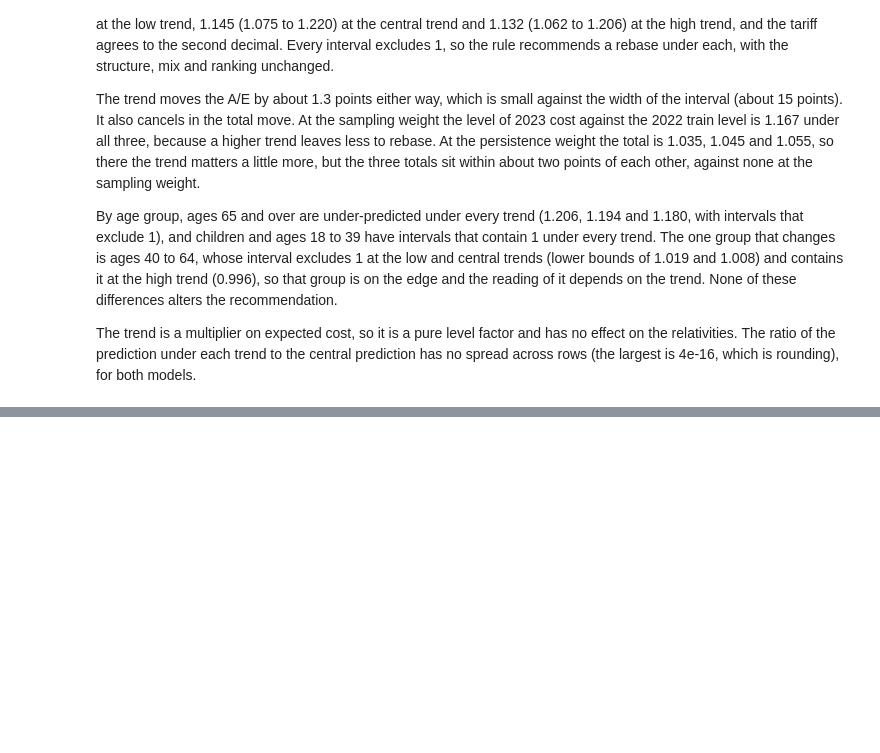
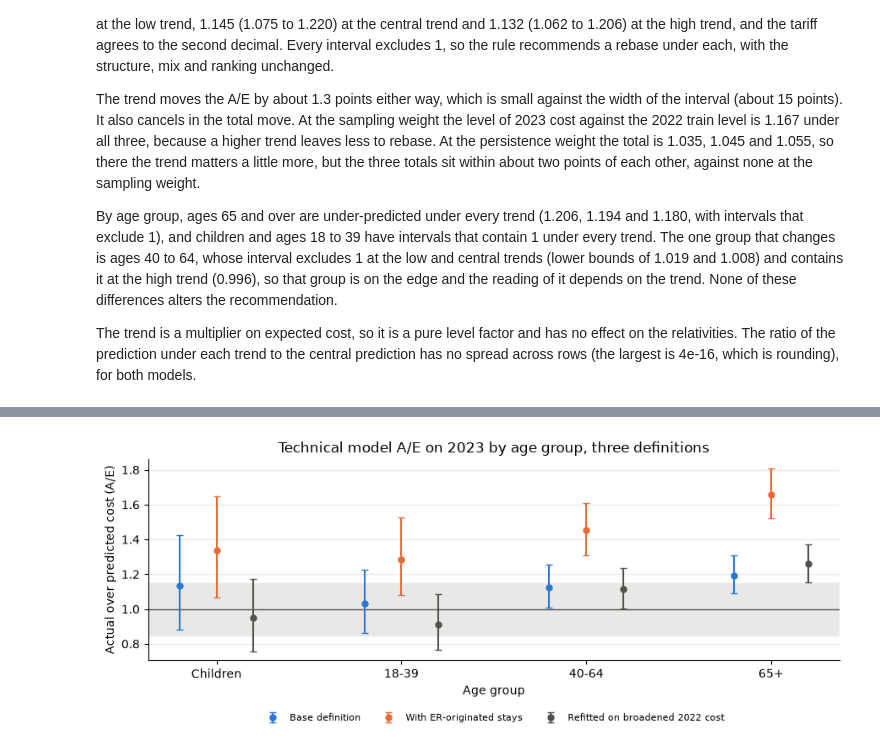
Before and after one commit to asudarmo/health-pricing-meps, a Jupyter notebook: notebooks/04_monitoring.ipynb, the cells around one changed output, grey strips where cells are left out. Cells and saved outputs as stored; diff of their text form; code cells hidden in the pictures; blank space fills up the shorter version.

Commit message:
ER-originated stays sensitivity: broadened cost, refit and comparison (#49)
Co-Authored-By: Claude Sonnet 5.5 <noreply@anthropic.com>

```diff
--- a/notebooks/04_monitoring.ipynb
+++ b/notebooks/04_monitoring.ipynb
@@ -1318,0 +1367,10 @@ models.
+# %%
+er_overall, er_ages, er_scores = erstays.score_against_broadened(sens, forecast_factor)
+refit_overall, refit_ages, refit_scores = erstays.score_refitted(sens, forecast_factor)
+er_overall = pd.concat([er_overall, refit_overall], ignore_index=True)
+er_ages = pd.concat([er_ages, refit_ages], ignore_index=True)
+er_scores = pd.concat([er_scores, refit_scores], ignore_index=True)
+outofsample.save_table(er_overall, "er_stays_ae_overall_2023.csv")
+outofsample.save_table(er_ages, "er_stays_ae_by_age_group_2023.csv")
+outofsample.save_table(er_scores, "er_stays_scores_2023.csv")
+er_overall[["definition", "model", "a_e", "lower_95", "upper_95"]]
@@ -1318,0 +1413,36 @@ models.
+# %%
+fig, ax = plt.subplots(figsize=(9, 3.8))
+ax.axhline(1.0, color="#52514e", linewidth=1)
+ax.axhspan(0.85, 1.15, color="#e8e8e6", zorder=0)
+styles = (
+    ("Base definition", "#2a78d6", -0.2),
+    ("With ER-originated stays", "#eb6834", 0.0),
+    ("Refitted on broadened 2022 cost", "#52514e", 0.2),
+)
+for definition, colour, offset in styles:
+    part = er_ages[
+        (er_ages["model"] == outofsample.TECHNICAL) & (er_ages["definition"] == definition)
+    ].reset_index(drop=True)
+    ax.errorbar(
+        [k + offset for k in range(len(part))],
+        part["a_e"],
+        yerr=[part["a_e"] - part["lower_95"], part["upper_95"] - part["a_e"]],
+        fmt="o",
+        markersize=5,
+        capsize=3,
+        color=colour,
+        label=definition,
+    )
+ax.set_xticks(range(len(part)), part["age_group"])
+ax.set_xlabel("Age group")
+ax.set_ylabel("Actual over predicted cost (A/E)")
+ax.set_title("Technical model A/E on 2023 by age group, three definitions")
+ax.legend(frameon=False, fontsize=8, loc="upper center", bbox_to_anchor=(0.5, -0.22), ncol=3)
+ax.grid(axis="y", color="#e8e8e6", linewidth=0.8)
+for side in ("top", "right"):
+    ax.spines[side].set_visible(False)
+plt.tight_layout()
+figures.save_figure(fig, "er_stays_ae_by_age_group_2023", outofsample.OUTPUT_DIR / "figures")
+plt.show()
+# %% [output]
+[figure, added]
```
Also changed, not shown: parts of 10 cells of this notebook, 11 other files.
